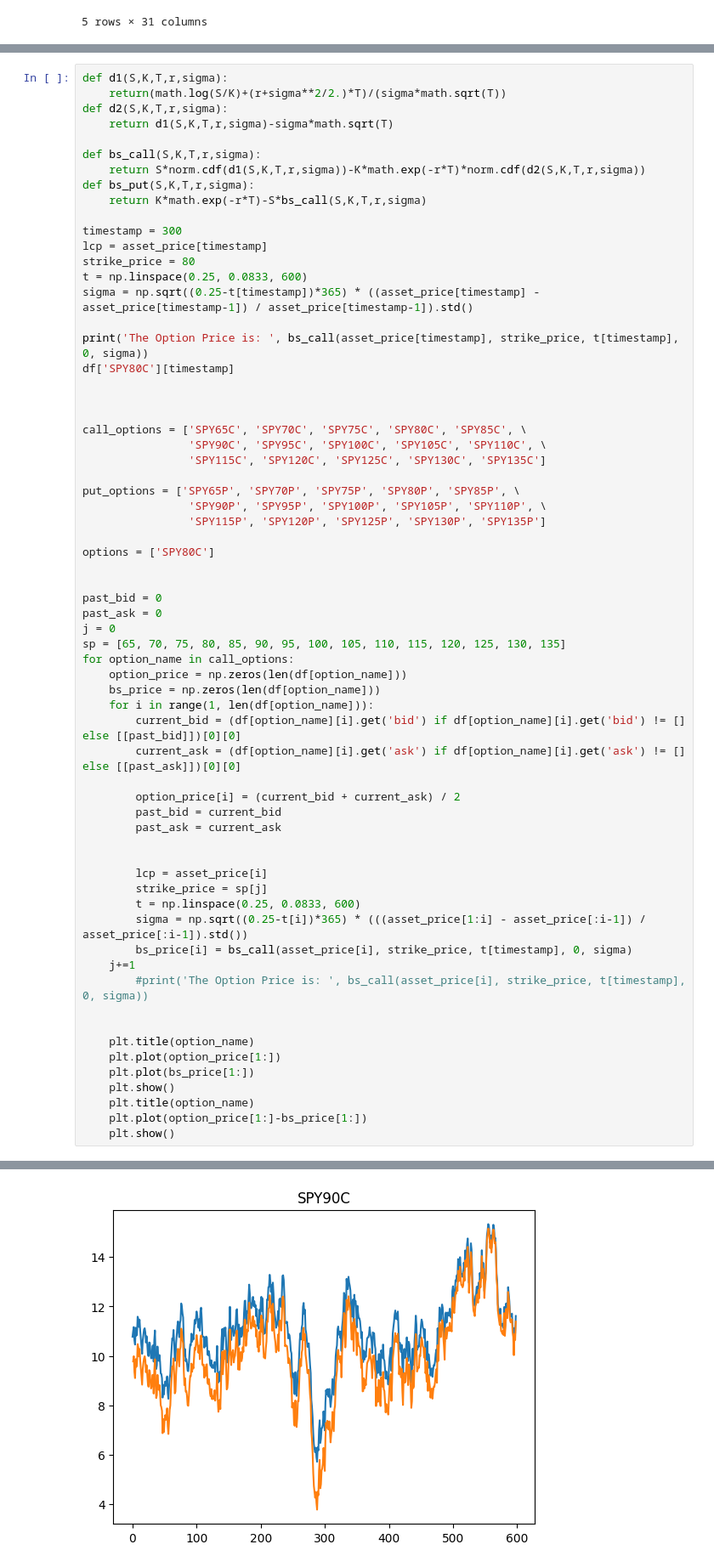
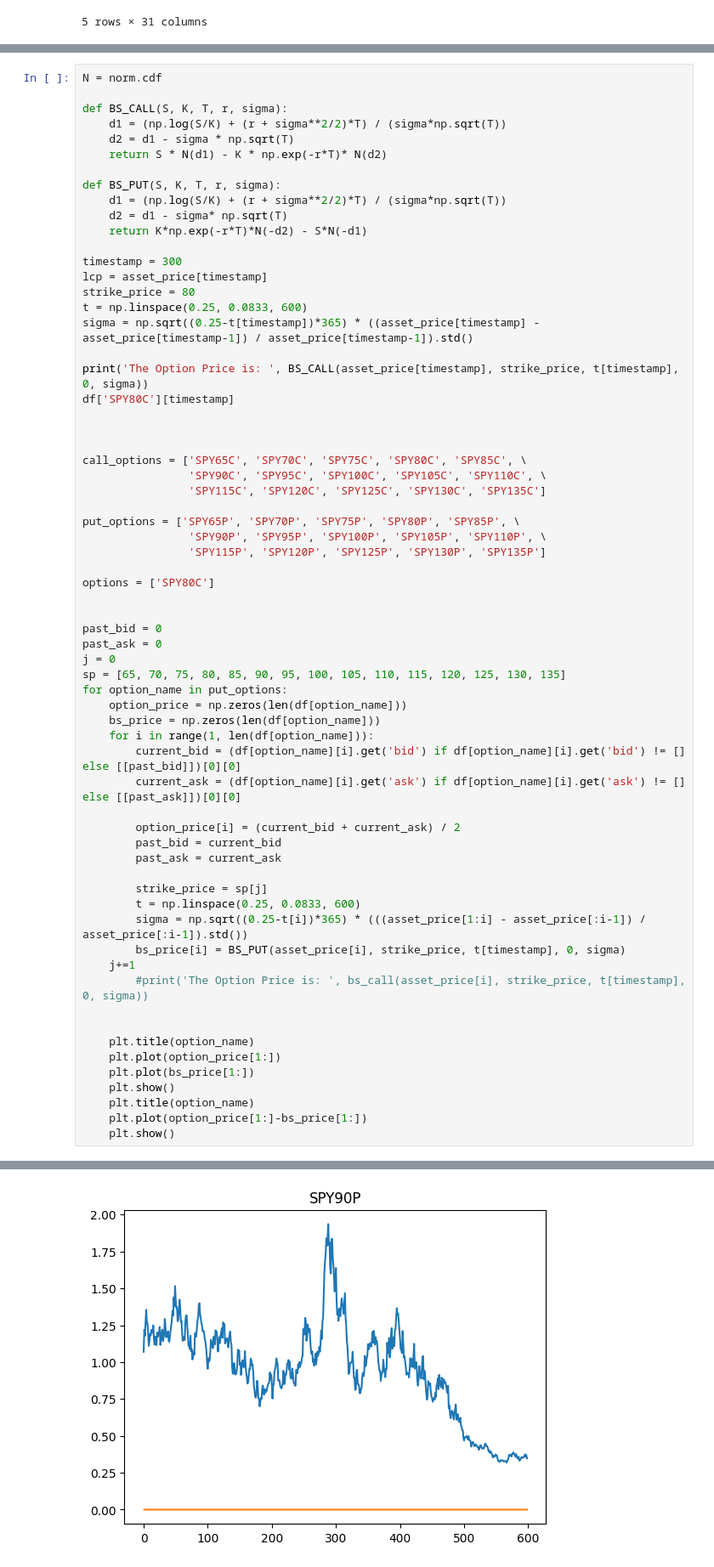
Before and after one commit to Ae-bii/uchicago-trading-2023, a Jupyter notebook: case2/analysis/case2.ipynb, the cells around one changed output, grey strips where cells are left out. Shown at 85% size. Saved outputs shown, nothing was run; the diff lists cells and outputs as text.

```diff
--- a/case2/analysis/case2.ipynb
+++ b/case2/analysis/case2.ipynb
@@ -136,15 +136,17 @@ The Option Price is:  15.799335096131486
   [17.45903229329068, 17],
   [17.57014340440179, 19]]}
 # %%
-def d1(S,K,T,r,sigma):
-    return(math.log(S/K)+(r+sigma**2/2.)*T)/(sigma*math.sqrt(T))
-def d2(S,K,T,r,sigma):
-    return d1(S,K,T,r,sigma)-sigma*math.sqrt(T)
+N = norm.cdf
 
-def bs_call(S,K,T,r,sigma):
-    return S*norm.cdf(d1(S,K,T,r,sigma))-K*math.exp(-r*T)*norm.cdf(d2(S,K,T,r,sigma))
-def bs_put(S,K,T,r,sigma):
-    return K*math.exp(-r*T)-S*bs_call(S,K,T,r,sigma)
+def BS_CALL(S, K, T, r, sigma):
+    d1 = (np.log(S/K) + (r + sigma**2/2)*T) / (sigma*np.sqrt(T))
+    d2 = d1 - sigma * np.sqrt(T)
+    return S * N(d1) - K * np.exp(-r*T)* N(d2)
+
+def BS_PUT(S, K, T, r, sigma):
+    d1 = (np.log(S/K) + (r + sigma**2/2)*T) / (sigma*np.sqrt(T))
+    d2 = d1 - sigma* np.sqrt(T)
+    return K*np.exp(-r*T)*N(-d2) - S*N(-d1)
 
 timestamp = 300
 lcp = asset_price[timestamp]
@@ -152,7 +154,7 @@ strike_price = 80
 t = np.linspace(0.25, 0.0833, 600)
 sigma = np.sqrt((0.25-t[timestamp])*365) * ((asset_price[timestamp] - asset_price[timestamp-1]) / asset_price[timestamp-1]).std()
 
-print('The Option Price is: ', bs_call(asset_price[timestamp], strike_price, t[timestamp], 0, sigma))
+print('The Option Price is: ', BS_CALL(asset_price[timestamp], strike_price, t[timestamp], 0, sigma))
 df['SPY80C'][timestamp]
 
 
@@ -172,7 +174,7 @@ past_bid = 0
 past_ask = 0
 j = 0
 sp = [65, 70, 75, 80, 85, 90, 95, 100, 105, 110, 115, 120, 125, 130, 135]
-for option_name in call_options:
+for option_name in put_options:
     option_price = np.zeros(len(df[option_name]))
     bs_price = np.zeros(len(df[option_name]))
     for i in range(1, len(df[option_name])):
@@ -183,12 +185,10 @@ for option_name in call_options:
         past_bid = current_bid
         past_ask = current_ask
 
-
-        lcp = asset_price[i]
         strike_price = sp[j]
         t = np.linspace(0.25, 0.0833, 600)
         sigma = np.sqrt((0.25-t[i])*365) * (((asset_price[1:i] - asset_price[:i-1]) / asset_price[:i-1]).std())
-        bs_price[i] = bs_call(asset_price[i], strike_price, t[timestamp], 0, sigma)
+        bs_price[i] = BS_PUT(asset_price[i], strike_price, t[timestamp], 0, sigma)
     j+=1
         #print('The Option Price is: ', bs_call(asset_price[i], strike_price, t[timestamp], 0, sigma))
 
@@ -215,2 +215,2 @@ The Option Price is:  15.799335096131486
-[figure, old version]
+[figure, new version]
 ... (19 outputs left out)
```
Also changed, not shown: parts of 1 cell of this notebook.
